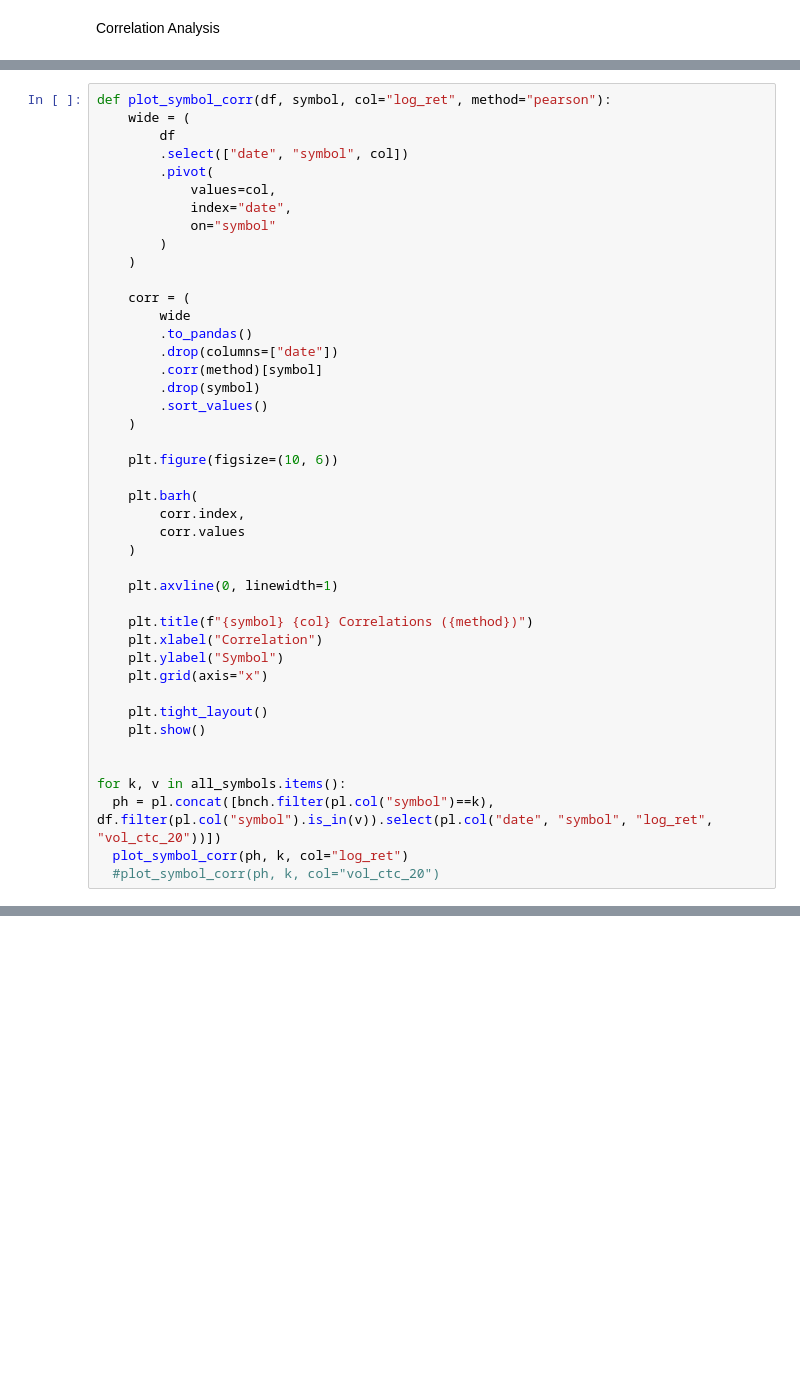
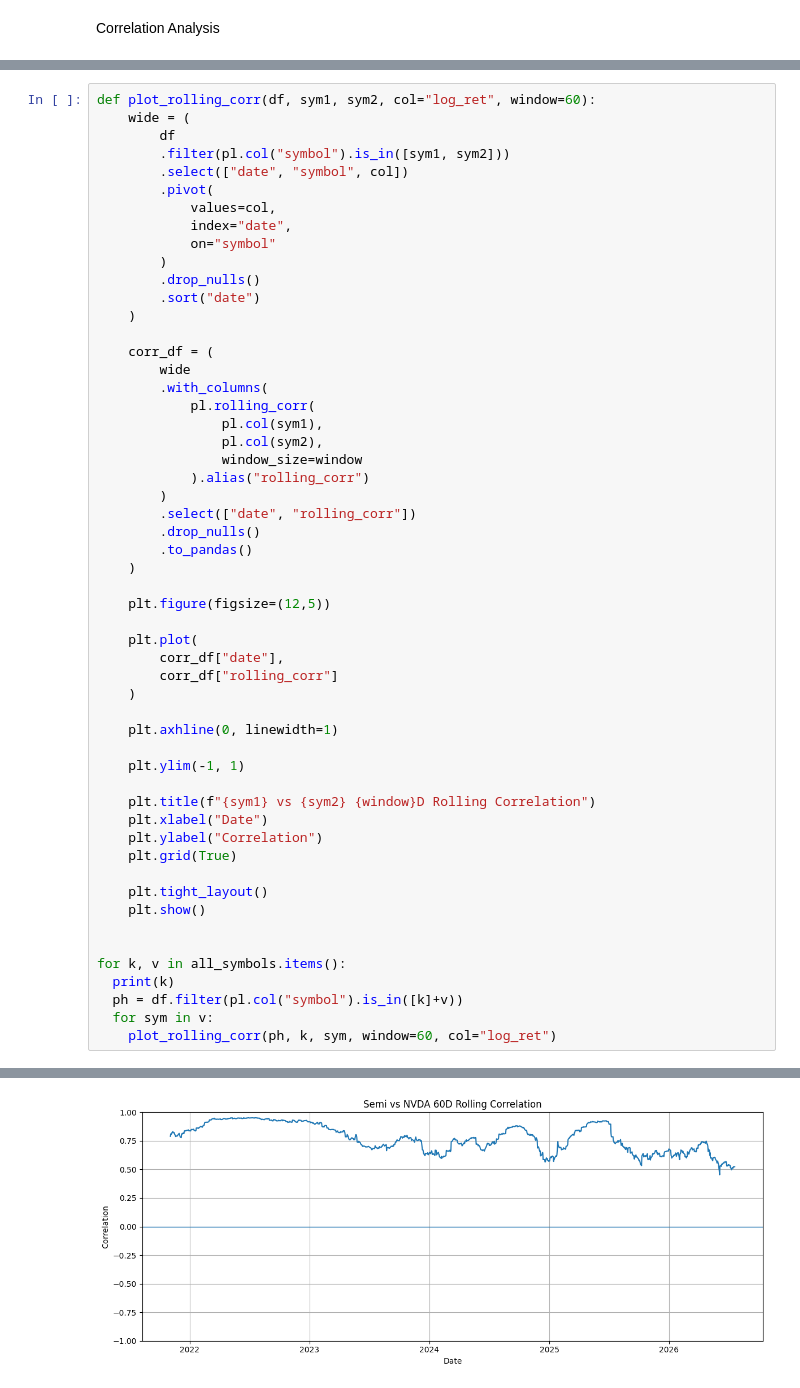
Before and after one commit to soonyz06/Stat_Arb, a Jupyter notebook: Stat_Arb.ipynb, the cells around one changed output, grey strips where cells are left out. Drawn from its saved outputs; the diff is of its cells as text; blank space fills up the shorter version.

```diff
--- a/Stat_Arb.ipynb
+++ b/Stat_Arb.ipynb
@@ -593,44 +566,55 @@ Memory
 # %%
-def plot_symbol_corr(df, symbol, col="log_ret", method="pearson"):
+def plot_rolling_corr(df, sym1, sym2, col="log_ret", window=60):
     wide = (
         df
+        .filter(pl.col("symbol").is_in([sym1, sym2]))
         .select(["date", "symbol", col])
         .pivot(
             values=col,
             index="date",
             on="symbol"
         )
+        .drop_nulls()
+        .sort("date")
     )
 
-    corr = (
+    corr_df = (
         wide
+        .with_columns(
+            pl.rolling_corr(
+                pl.col(sym1),
+                pl.col(sym2),
+                window_size=window
+            ).alias("rolling_corr")
+        )
+        .select(["date", "rolling_corr"])
+        .drop_nulls()
         .to_pandas()
-        .drop(columns=["date"])
-        .corr(method)[symbol]
-        .drop(symbol)
-        .sort_values()
     )
 
-    plt.figure(figsize=(10, 6))
+    plt.figure(figsize=(12,5))
 
-    plt.barh(
-        corr.index,
-        corr.values
+    plt.plot(
+        corr_df["date"],
+        corr_df["rolling_corr"]
     )
 
-    plt.axvline(0, linewidth=1)
+    plt.axhline(0, linewidth=1)
 
-    plt.title(f"{symbol} {col} Correlations ({method})")
-    plt.xlabel("Correlation")
-    plt.ylabel("Symbol")
-    plt.grid(axis="x")
+    plt.ylim(-1, 1)
+
+    plt.title(f"{sym1} vs {sym2} {window}D Rolling Correlation")
+    plt.xlabel("Date")
+    plt.ylabel("Correlation")
+    plt.grid(True)
 
     plt.tight_layout()
     plt.show()
 
 
 for k, v in all_symbols.items():
-  ph = pl.concat([bnch.filter(pl.col("symbol")==k), df.filter(pl.col("symbol").is_in(v)).select(pl.col("date", "symbol", "log_ret", "vol_ctc_20"))])
-  plot_symbol_corr(ph, k, col="log_ret")
-  #plot_symbol_corr(ph, k, col="vol_ctc_20")
+  print(k)
+  ph = df.filter(pl.col("symbol").is_in([k]+v))
+  for sym in v:
+    plot_rolling_corr(ph, k, sym, window=60, col="log_ret")
 # %% [output]
@@ -639,0 +626 @@ for k, v in all_symbols.items():
+[figure, added]
```
Also changed, not shown: parts of 17 cells of this notebook.
